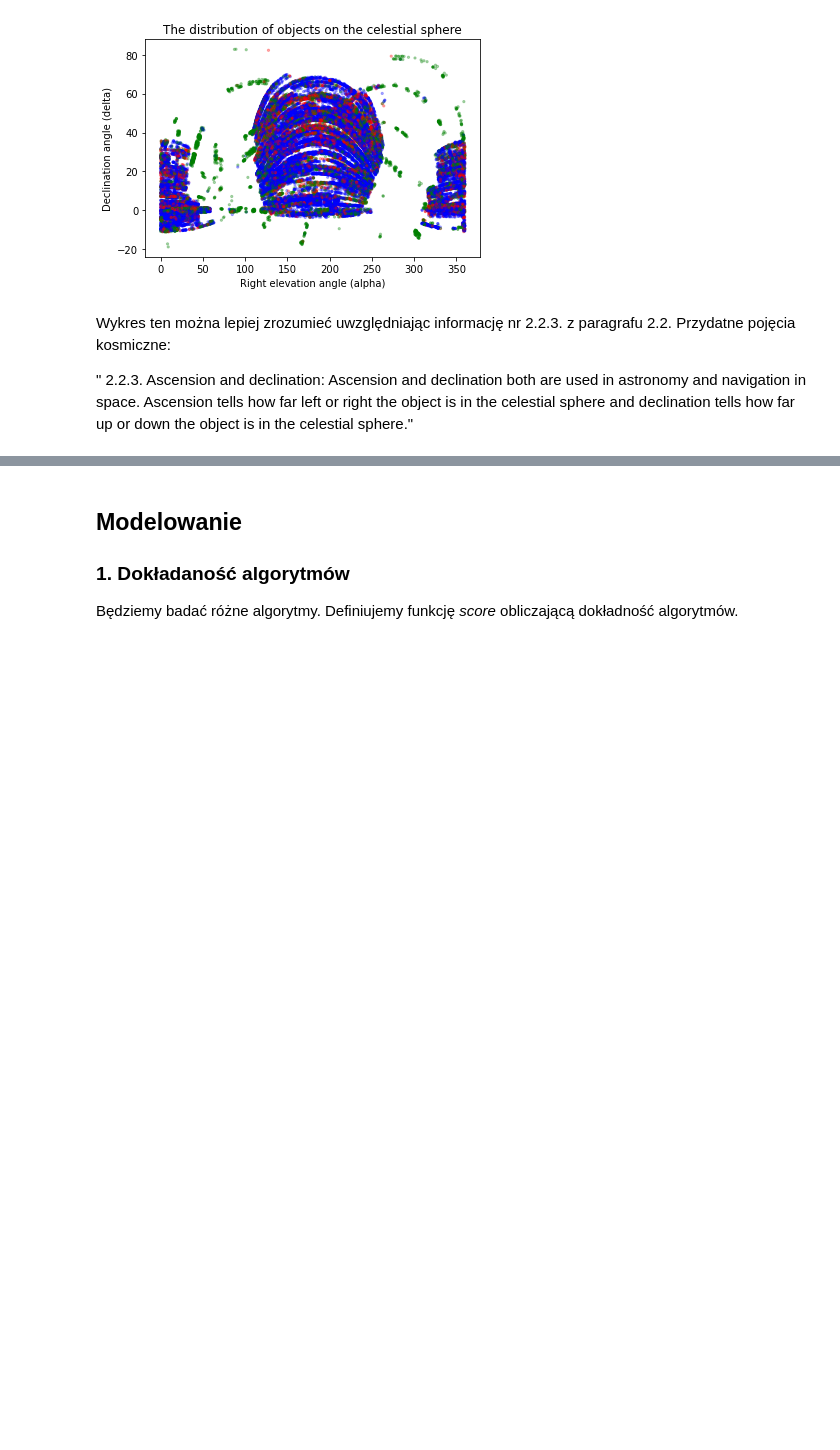
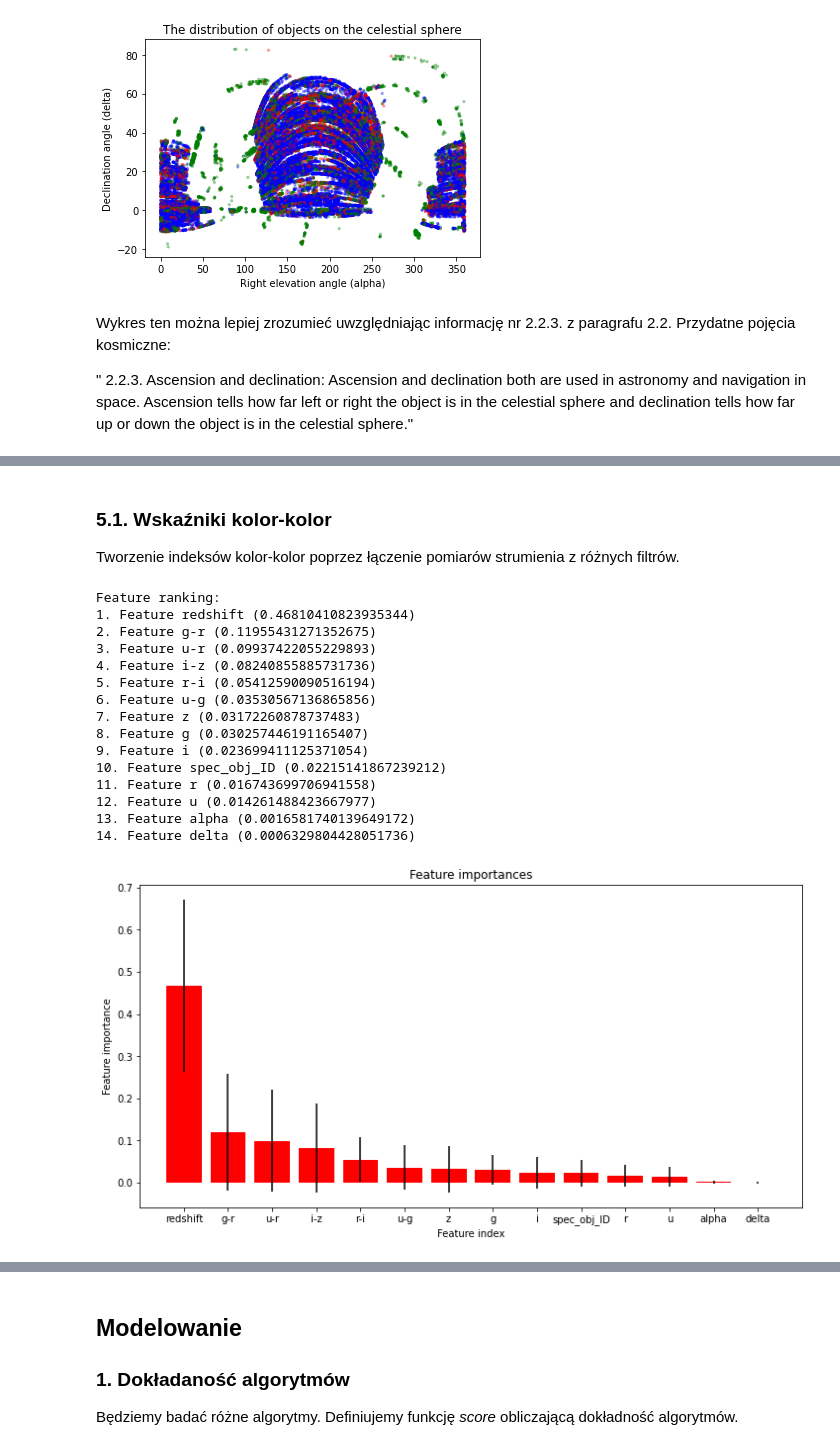
Before and after one commit to GasparSekula/StellarClassificationML, a Jupyter notebook: budowa_krok_2_4.ipynb, the cells around one changed output, grey strips where cells are left out. Cells and saved outputs as stored; diff of their text form; code cells hidden in the pictures; blank space fills up the shorter version.

```diff
--- a/budowa_krok_2_4.ipynb
+++ b/budowa_krok_2_4.ipynb
@@ -208,0 +190,59 @@ Tutaj, w modelu Decision Tree Classifier, zmienna redshift ma **jeszcze większe
+# %% [markdown]
+### 5.1. Wskaźniki kolor-kolor
+Tworzenie indeksów kolor-kolor poprzez łączenie pomiarów strumienia z różnych filtrów.
+# %%
+# generate new features in x: u-g, g-r, r-i, i-z, u-r
+X = pd.DataFrame(X, columns=imp_cols)
+
+# copy X for testing purposes
+X_ = X.copy()
+
+# add new features
+X_['u-g'] = X_['u'] - X_['g']
+X_['g-r'] = X_['g'] - X_['r']
+X_['r-i'] = X_['r'] - X_['i']
+X_['i-z'] = X_['i'] - X_['z']
+X_['u-r'] = X_['u'] - X_['r']
+
+# add new features to the list of important columns
+imp_cols_ = imp_cols + ['u-g', 'g-r', 'r-i', 'i-z', 'u-r']
+
+# train random forest classifier
+clf = RandomForestClassifier(n_estimators=100, max_depth=5, random_state=42)
+clf.fit(X_, y)
+
+# get feature importances from the model
+feature_importances = clf.feature_importances_
+std = np.std([tree.feature_importances_ for tree in clf.estimators_], axis=0)
+indices = np.argsort(feature_importances)[::-1]
+
+# Print feature ranking and name the features
+print("Feature ranking:")
+for f in range(X_.shape[1]):
+    print(f"{f + 1}. Feature {imp_cols_[indices[f]]} ({feature_importances[indices[f]]})")
+
+plt.figure(figsize=(12, 6))
+plt.title("Feature importances")
+plt.bar(range(X_.shape[1]), feature_importances[indices], color="r", yerr=std[indices], align="center")
+plt.xticks(range(X_.shape[1]), [imp_cols_[i] for i in indices])
+plt.xlim([-1, X_.shape[1]])
+plt.xlabel("Feature index")
+plt.ylabel("Feature importance")
+plt.show()
+# %% [output]
+Feature ranking:
+1. Feature redshift (0.46810410823935344)
+2. Feature g-r (0.11955431271352675)
+3. Feature u-r (0.09937422055229893)
+4. Feature i-z (0.08240855885731736)
+5. Feature r-i (0.05412590090516194)
+6. Feature u-g (0.03530567136865856)
+7. Feature z (0.03172260878737483)
+8. Feature g (0.030257446191165407)
+9. Feature i (0.023699411125371054)
+10. Feature spec_obj_ID (0.02215141867239212)
+11. Feature r (0.016743699706941558)
+12. Feature u (0.014261488423667977)
+13. Feature alpha (0.0016581740139649172)
+14. Feature delta (0.0006329804428051736)
+[figure, added]
```
Also changed, not shown: parts of 24 cells of this notebook.
